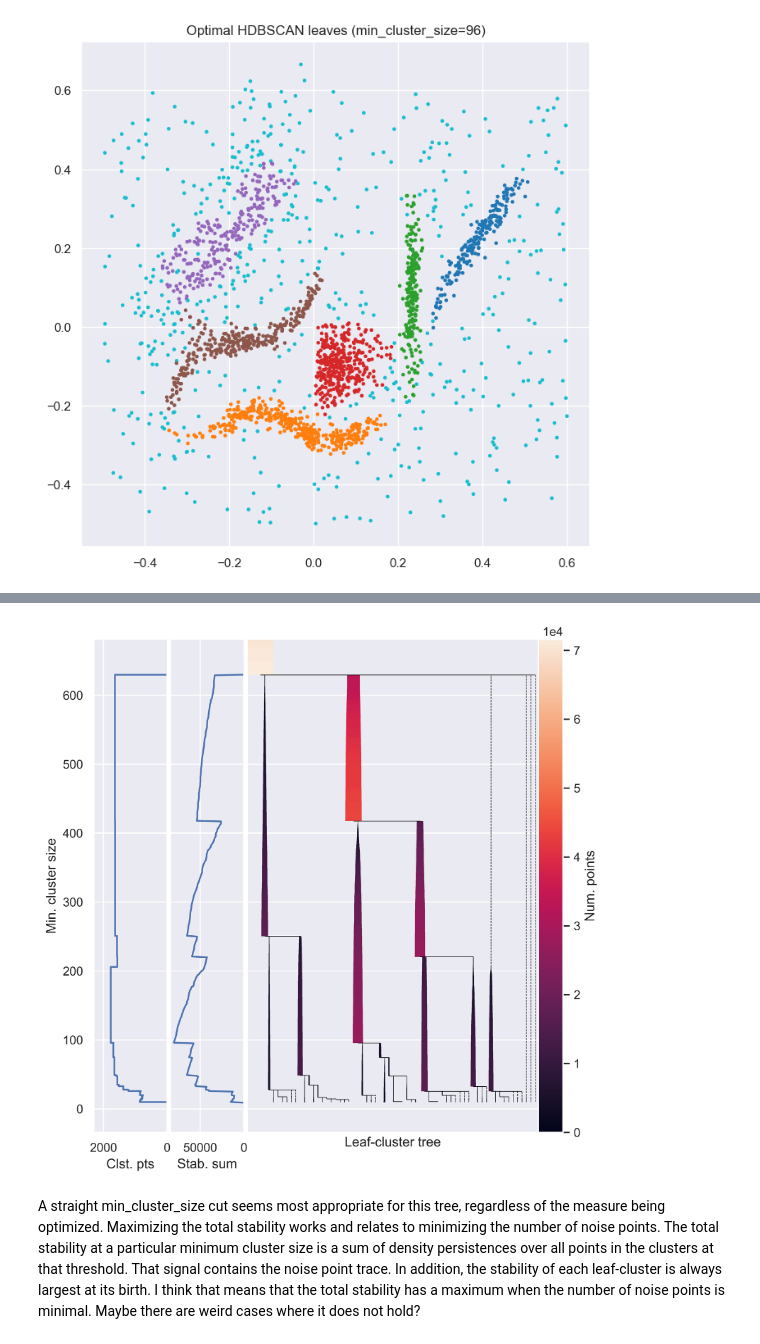
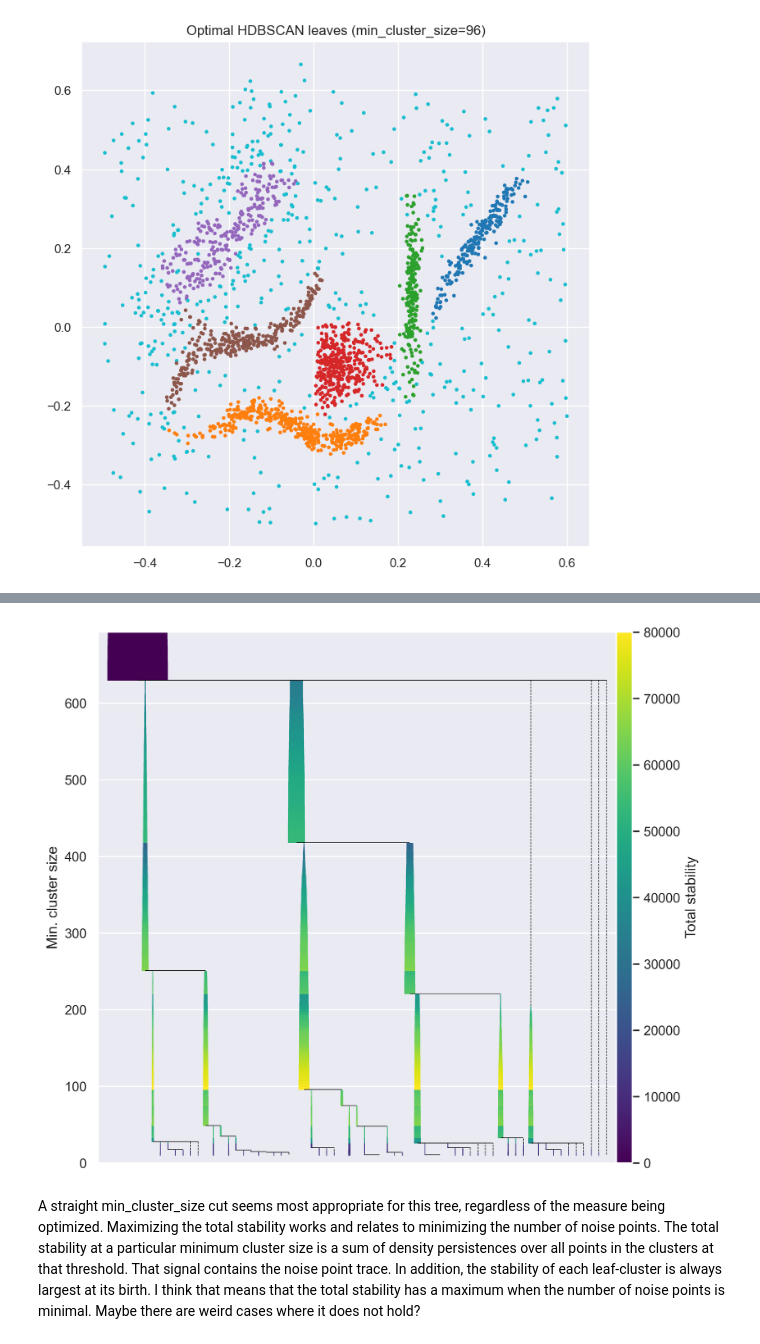
Before and after one commit to JelmerBot/fast_hdbscan, a Jupyter notebook: doc/layer_clustering.ipynb, the cells around one changed output, grey strips where cells are left out. Drawn from its saved outputs; the diff is of its cells as text; code cells hidden in the pictures.

Commit message:
consolidate plotting code

```diff
--- a/doc/layer_clustering.ipynb
+++ b/doc/layer_clustering.ipynb
@@ -172,8 +172,7 @@ min_size_list = min_sizes[indices].tolist()
 noise_trace_list = noise_trace[indices].tolist()
 
 # Convert to square curve
-inf_sep = 50
-inf_value = int(min_size + 1 + inf_sep)  # or extracts max death from leaves
+inf_value = int(min_size + 1 + 50)  # or extracts max death from leaves
 noise_trace_sizes = np.vstack(
     (
         np.asarray([0] + min_size_list + [min_sizes[-1]]),
@@ -373,14 +428,0 @@ Compute the total stability over minimum cluster size.
-# %%
-total_stability = np.zeros(inf_value + 1)
-for leaf in leaves.values():
-    if "death" in leaf:
-        stability = leaf['stability']
-        min_size = leaf["birth"]
-        max_size = min_size + stability.shape[0]
-        total_stability[min_size:max_size] += stability
-
-fig = plt.figure(figsize=(8, 4))
-plt.plot(total_stability)
-plt.ylabel("Total stability")
-plt.xlabel("Min. cluster size")
-plt.show()
@@ -391,83 +433,10 @@ Plot the leaf-cluster tree with stability-icicles using `plt.pcolormesh`.
 # %%
-import warnings
-
-min_height = 0.05
-max_height = (3 - min_height) / 2
-
-death_lines = LineCollection(
-    [
-        [(leaf["x"], leaf["death"] - 0.5), (leaf["x"], leaves[leaf["parent"]]["birth"])]
-        for leaf in leaves.values()
-        if "death" in leaf
-    ],
-    linewidths=0.5,
-    linestyle="--",
-    color="black",
-)
-connecting_lines = LineCollection(
-    [
-        [
-            (leaf["x"], leaves[leaf["parent"]]["birth"] - 0.5),
-            (leaves[leaf["parent"]]["x"], leaves[leaf["parent"]]["birth"] - 0.5),
-        ]
-        for leaf in leaves.values()
-        if "parent" in leaf
-    ],
-    linewidths=0.5,
-    linestyle="-",
-    color="black",
-)
-
-grid_kw = {"width_ratios": [0.15, 0.15, 0.7]}
-fig, axes = plt.subplots(1, 3, sharey=True, gridspec_kw=grid_kw, dpi=600)
-
-# Consistent color scale
-plt.subplot(1, 3, 3)
-max_stab = max(np.max(leaf['stability']) for leaf in leaves.values())
-for leaf in leaves.values():
-    stability = leaf["stability"]
-    min_size = leaf["birth"]
-    max_size = min_size + stability.shape[0]
-    sizes = np.arange(min_size, max_size)
-    xs = np.asarray([[leaf["x"] - min_height / 2], [leaf["x"] + min_height / 2]])
-    widths = xs + stability / max_stab * max_height * np.array([[-1], [1]])
-    with warnings.catch_warnings():
-        warnings.simplefilter("ignore", category=UserWarning)
-        bar = plt.pcolormesh(
-            widths,
-            np.broadcast_to(sizes, (2, len(sizes))),
-            np.broadcast_to(stability, (2, len(sizes))),
-            vmin=0,
-            vmax=max_stab,
-            edgecolors="none",
-        )
-plt.gca().add_collection(death_lines)
-plt.gca().add_collection(connecting_lines)
-plt.autoscale()
-xlim = plt.xlim()
-plt.xlim([0.99 * xlim[0] , 1.01 * xlim[1]])
-plt.xticks([])
-plt.xlabel("Leaf-cluster tree")
-
-plt.subplot(1, 3, 1)
-plt.xlim(0, n_points)
-plt.gca().invert_xaxis()
-plt.plot(n_points - noise_trace_points, noise_trace_sizes)
-cb = plt.colorbar(bar, label="Num. points", pad=0)
-cb.ax.ticklabel_format(axis='y', style='sci', scilimits=(0, 0))
-plt.ylabel("Min. cluster size")
-plt.xlabel("Clst. pts")
-
-plt.subplot(1, 3, 2)
-plt.plot(total_stability, np.arange(len(total_stability)))
-plt.xlim(0, plt.xlim()[1])
-plt.gca().invert_xaxis()
-plt.xlabel("Stab. sum")
-
-plt.subplots_adjust(wspace=0.02)
+plt.figure(dpi=600)
+tree_class = LeafClusterTree(leaves, total_stability)
+tree_class.plot(colorbar_kws=dict(pad=0, fraction=0.03))
 plt.show()
 # %% [output]
-[figure, old version]
+[figure, new version]
 # %% [markdown]
 A straight min_cluster_size cut seems most appropriate for this tree, regardless
 of the measure being optimized. Maximizing the total stability works and relates
```
Also changed, not shown: parts of 16 cells of this notebook.
